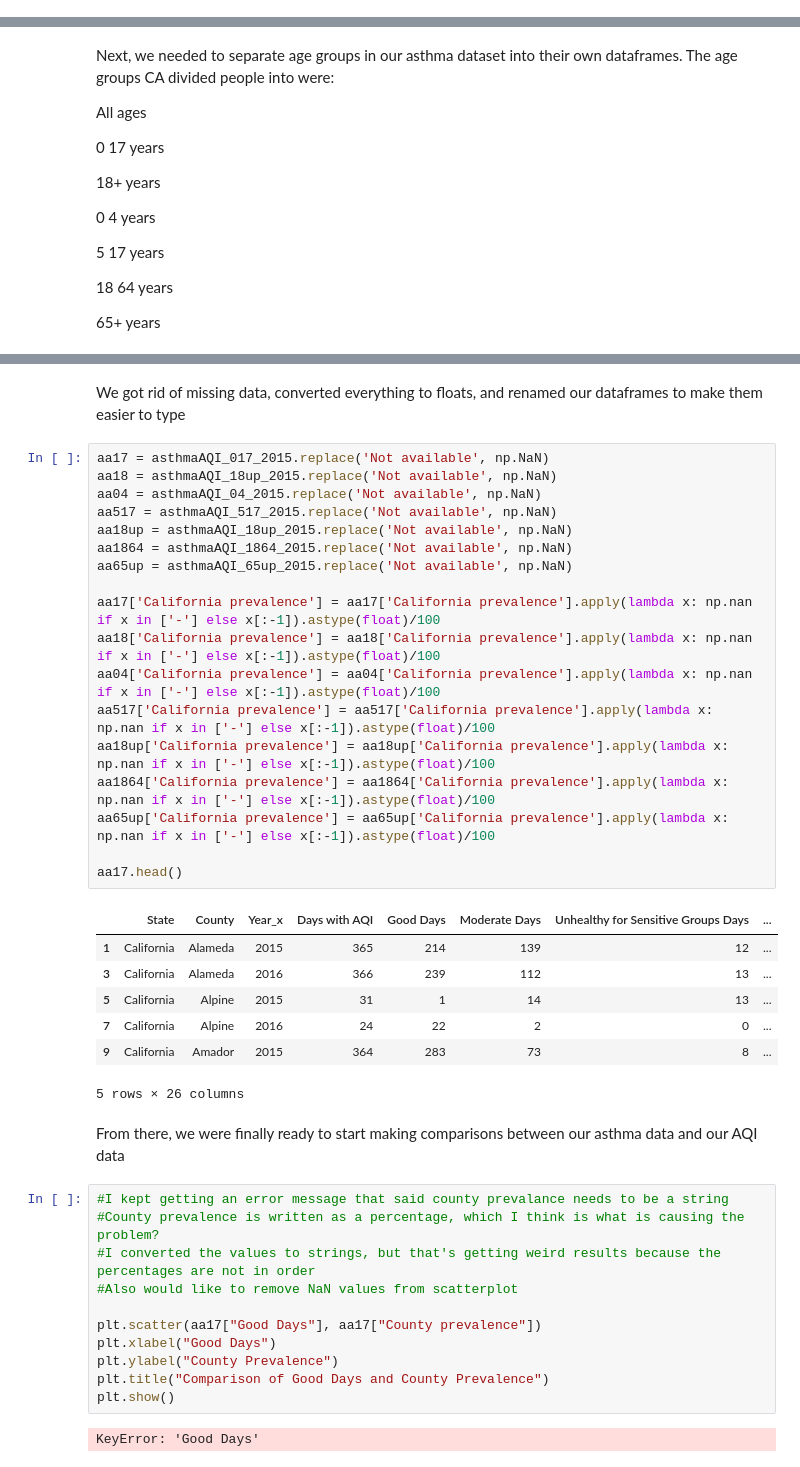
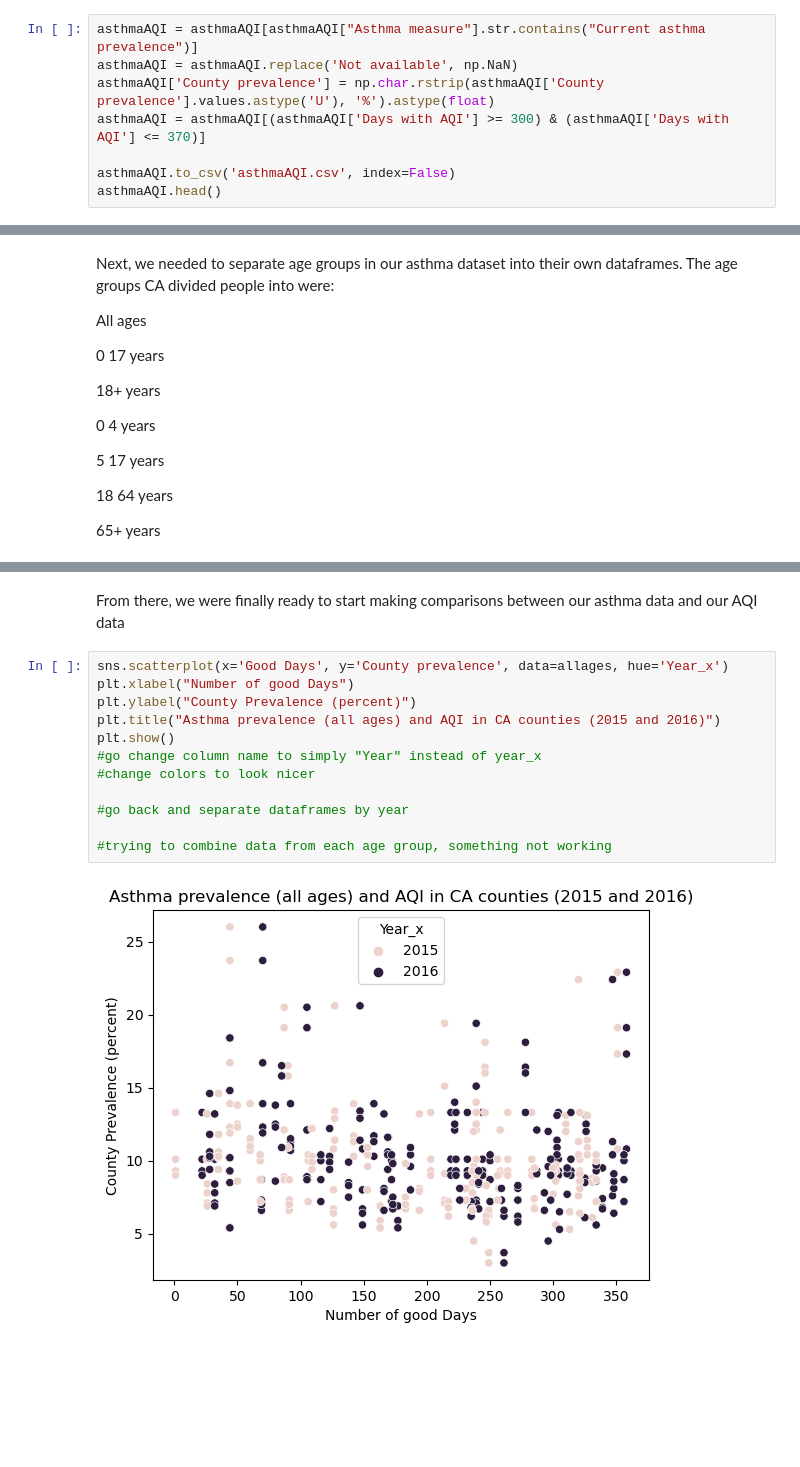
Before and after one commit to ENVS110a-SP23/group5-project, a Jupyter notebook: DataVisualization.ipynb, the cells around one changed output, grey strips where cells are left out. Cells and saved outputs as stored; diff of their text form; blank space fills up the shorter version.

Commit message:
Worked on visualization

```diff
--- a/DataVisualization.ipynb
+++ b/DataVisualization.ipynb
@@ -92,0 +95,8 @@ asthmaAQI
+# %%
+asthmaAQI = asthmaAQI[asthmaAQI["Asthma measure"].str.contains("Current asthma prevalence")]
+asthmaAQI = asthmaAQI.replace('Not available', np.NaN)
+asthmaAQI['County prevalence'] = np.char.rstrip(asthmaAQI['County prevalence'].values.astype('U'), '%').astype(float)
+asthmaAQI = asthmaAQI[(asthmaAQI['Days with AQI'] >= 300) & (asthmaAQI['Days with AQI'] <= 370)]
+
+asthmaAQI.to_csv('asthmaAQI.csv', index=False)
+asthmaAQI.head()
@@ -168,43 +160,16 @@ asthmaAQI_017_2015
-# %% [markdown]
-We got rid of missing data, converted everything to floats, and renamed our dataframes to make them easier to type
-# %%
-aa17 = asthmaAQI_017_2015.replace('Not available', np.NaN)
-aa18 = asthmaAQI_18up_2015.replace('Not available', np.NaN)
-aa04 = asthmaAQI_04_2015.replace('Not available', np.NaN)
-aa517 = asthmaAQI_517_2015.replace('Not available', np.NaN)
-aa18up = asthmaAQI_18up_2015.replace('Not available', np.NaN)
-aa1864 = asthmaAQI_1864_2015.replace('Not available', np.NaN)
-aa65up = asthmaAQI_65up_2015.replace('Not available', np.NaN)
-
-aa17['California prevalence'] = aa17['California prevalence'].apply(lambda x: np.nan if x in ['-'] else x[:-1]).astype(float)/100
-aa18['California prevalence'] = aa18['California prevalence'].apply(lambda x: np.nan if x in ['-'] else x[:-1]).astype(float)/100
-aa04['California prevalence'] = aa04['California prevalence'].apply(lambda x: np.nan if x in ['-'] else x[:-1]).astype(float)/100
-aa517['California prevalence'] = aa517['California prevalence'].apply(lambda x: np.nan if x in ['-'] else x[:-1]).astype(float)/100
-aa18up['California prevalence'] = aa18up['California prevalence'].apply(lambda x: np.nan if x in ['-'] else x[:-1]).astype(float)/100
-aa1864['California prevalence'] = aa1864['California prevalence'].apply(lambda x: np.nan if x in ['-'] else x[:-1]).astype(float)/100
-aa65up['California prevalence'] = aa65up['California prevalence'].apply(lambda x: np.nan if x in ['-'] else x[:-1]).astype(float)/100
-
-aa17.head()
-# %% [output]
-|  | State | County | Year_x | Days with AQI | Good Days | Moderate Days | Unhealthy for Sensitive Groups Days | ... |
-| 1 | California | Alameda | 2015 | 365 | 214 | 139 | 12 | ... |
-| 3 | California | Alameda | 2016 | 366 | 239 | 112 | 13 | ... |
-| 5 | California | Alpine | 2015 | 31 | 1 | 14 | 13 | ... |
-| 7 | California | Alpine | 2016 | 24 | 22 | 2 | 0 | ... |
-| 9 | California | Amador | 2015 | 364 | 283 | 73 | 8 | ... |
-5 rows × 26 columns
 # %% [markdown]
 From there, we were finally ready to start making comparisons between our asthma data and our AQI data
-# %%
-#I kept getting an error message that said county prevalance needs to be a string
-#County prevalence is written as a percentage, which I think is what is causing the problem?
-#I converted the values to strings, but that's getting weird results because the percentages are not in order
-#Also would like to remove NaN values from scatterplot
-
-plt.scatter(aa17["Good Days"], aa17["County prevalence"])
-plt.xlabel("Good Days")
-plt.ylabel("County Prevalence")
-plt.title("Comparison of Good Days and County Prevalence")
-plt.show()
-# %% [output]
-KeyError: 'Good Days'
+# %%
+sns.scatterplot(x='Good Days', y='County prevalence', data=allages, hue='Year_x')
+plt.xlabel("Number of good Days")
+plt.ylabel("County Prevalence (percent)")
+plt.title("Asthma prevalence (all ages) and AQI in CA counties (2015 and 2016)")
+plt.show()
+#go change column name to simply "Year" instead of year_x
+#change colors to look nicer
+
+#go back and separate dataframes by year
+
+#trying to combine data from each age group, something not working
+# %% [output]
+[figure, added]
```
Also changed, not shown: parts of 9 cells of this notebook, 3 other files.
